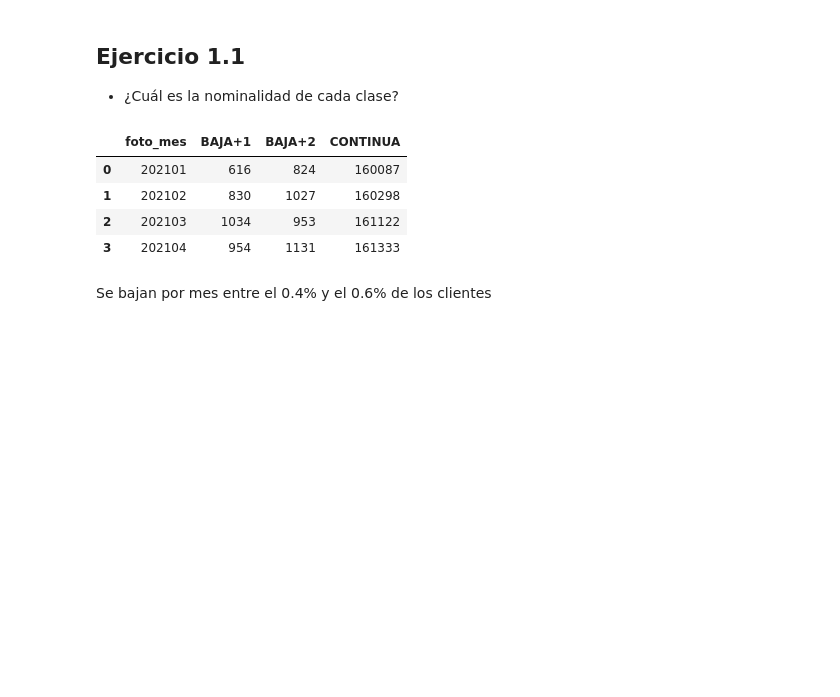
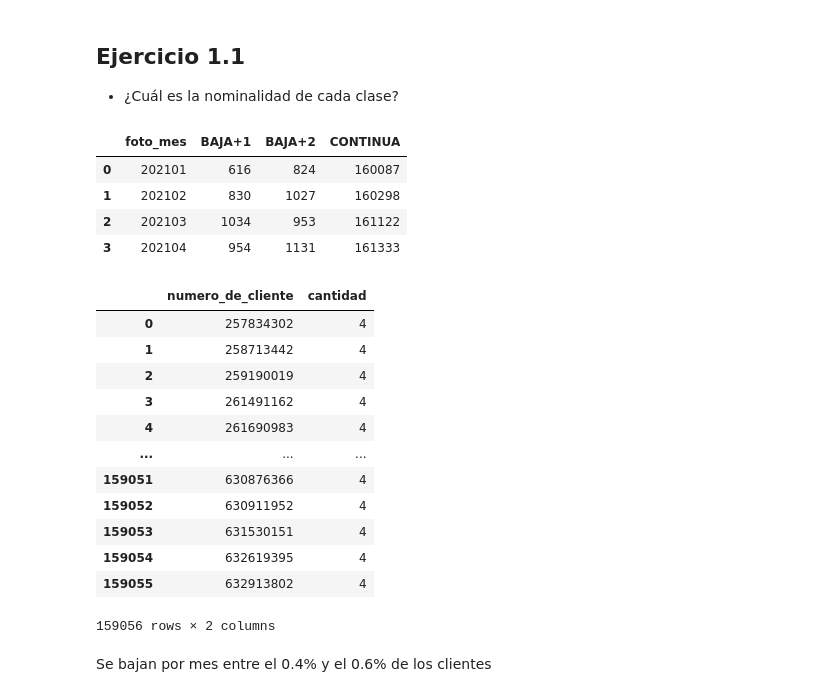
Before and after one commit to NicoCaricati/dmeyf2025, a Jupyter notebook: src/monday/z101_target_sql wkd.ipynb, the cells around one changed output. Cells and saved outputs as stored; diff of their text form; code cells hidden in the pictures; blank space fills up the shorter version.

```diff
--- a/src/monday/z101_target_sql wkd.ipynb
+++ b/src/monday/z101_target_sql wkd.ipynb
@@ -160,6 +160,27 @@ GROUP BY foto_mes
 | 1 | 202102 | 830 | 1027 | 160298 |
 | 2 | 202103 | 1034 | 953 | 161122 |
 | 3 | 202104 | 954 | 1131 | 161333 |
+# %%
+%%sql
+# Quiero chequear por datos duplicados
+select numero_de_cliente, count(*) as cantidad
+from competencia_01
+group by numero_de_cliente
+having cantidad > 3
+# %% [output]
+|  | numero_de_cliente | cantidad |
+| 0 | 257834302 | 4 |
+| 1 | 258713442 | 4 |
+| 2 | 259190019 | 4 |
+| 3 | 261491162 | 4 |
+| 4 | 261690983 | 4 |
+| ... | ... | ... |
+| 159051 | 630876366 | 4 |
+| 159052 | 630911952 | 4 |
+| 159053 | 631530151 | 4 |
+| 159054 | 632619395 | 4 |
+| 159055 | 632913802 | 4 |
+159056 rows × 2 columns
 # %% [markdown]
 Se bajan por mes entre el 0.4% y el 0.6% de los clientes
 # %%
```
Also changed, not shown: parts of 1 cell of this notebook.
